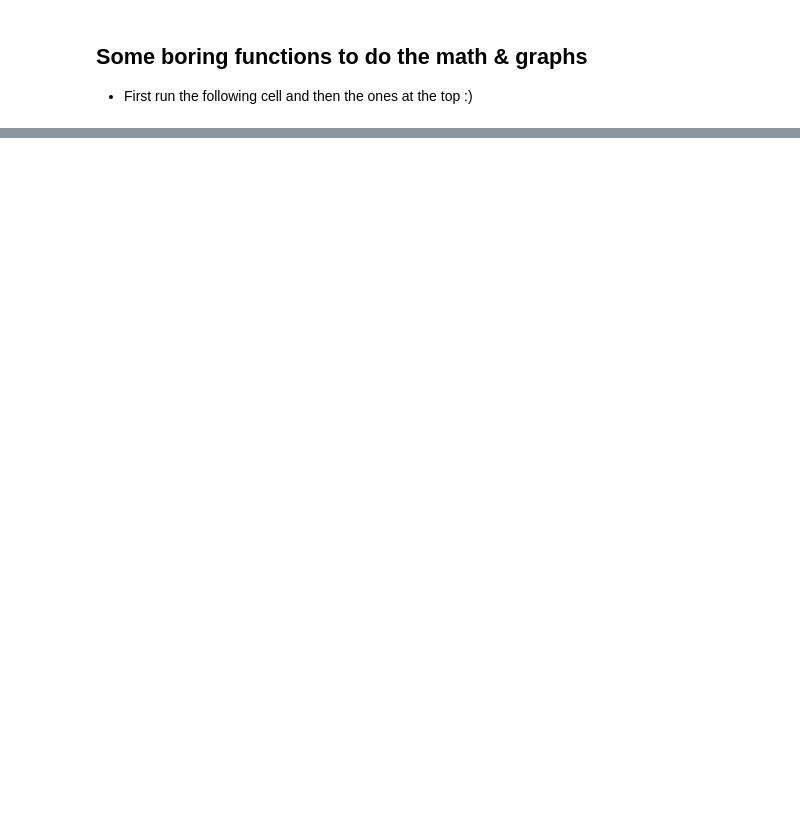
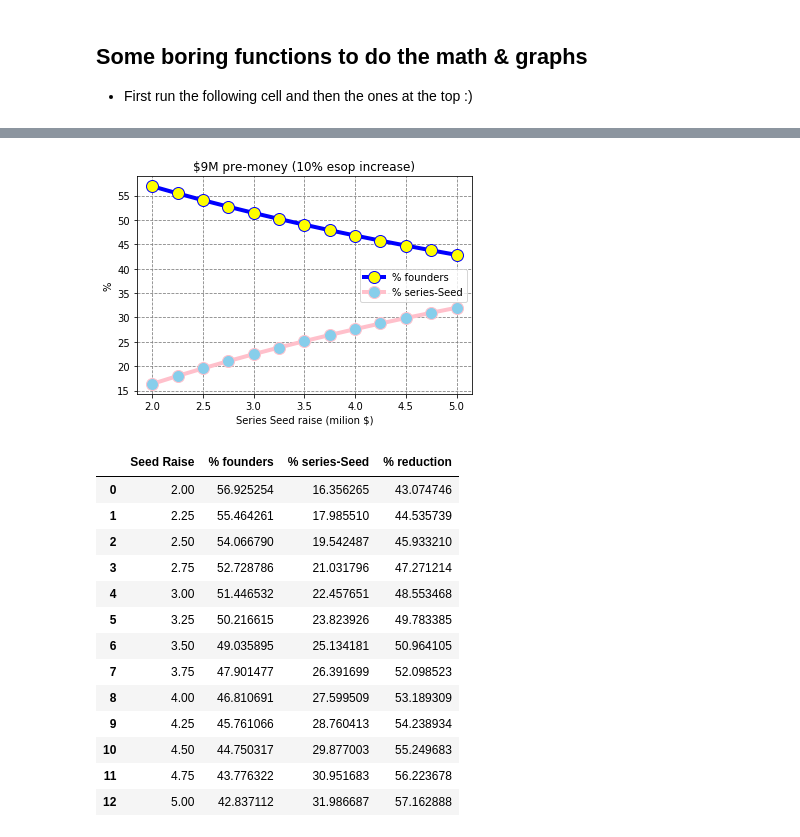
Before and after one commit to jamesbehzadi/capTable, a Jupyter notebook: capTable_YC.ipynb, the cells around one changed output, grey strips where cells are left out. Cells and saved outputs as stored; diff of their text form; code cells hidden in the pictures; blank space fills up the shorter version.

```diff
--- a/capTable_YC.ipynb
+++ b/capTable_YC.ipynb
@@ -381,0 +396,18 @@ def plotter(df, x, xlabel, title):
+# %%
+raiseSensitivity(dic, 9e6, 10, '$9M pre-money (10% esop increase)')
+# %% [output]
+[figure, added]
+|  | Seed Raise | % founders | % series-Seed | % reduction |
+| 0 | 2.00 | 56.925254 | 16.356265 | 43.074746 |
+| 1 | 2.25 | 55.464261 | 17.985510 | 44.535739 |
+| 2 | 2.50 | 54.066790 | 19.542487 | 45.933210 |
+| 3 | 2.75 | 52.728786 | 21.031796 | 47.271214 |
+| 4 | 3.00 | 51.446532 | 22.457651 | 48.553468 |
+| 5 | 3.25 | 50.216615 | 23.823926 | 49.783385 |
+| 6 | 3.50 | 49.035895 | 25.134181 | 50.964105 |
+| 7 | 3.75 | 47.901477 | 26.391699 | 52.098523 |
+| 8 | 4.00 | 46.810691 | 27.599509 | 53.189309 |
+| 9 | 4.25 | 45.761066 | 28.760413 | 54.238934 |
+| 10 | 4.50 | 44.750317 | 29.877003 | 55.249683 |
+| 11 | 4.75 | 43.776322 | 30.951683 | 56.223678 |
+| 12 | 5.00 | 42.837112 | 31.986687 | 57.162888 |
```
Also changed, not shown: parts of 2 cells of this notebook.
